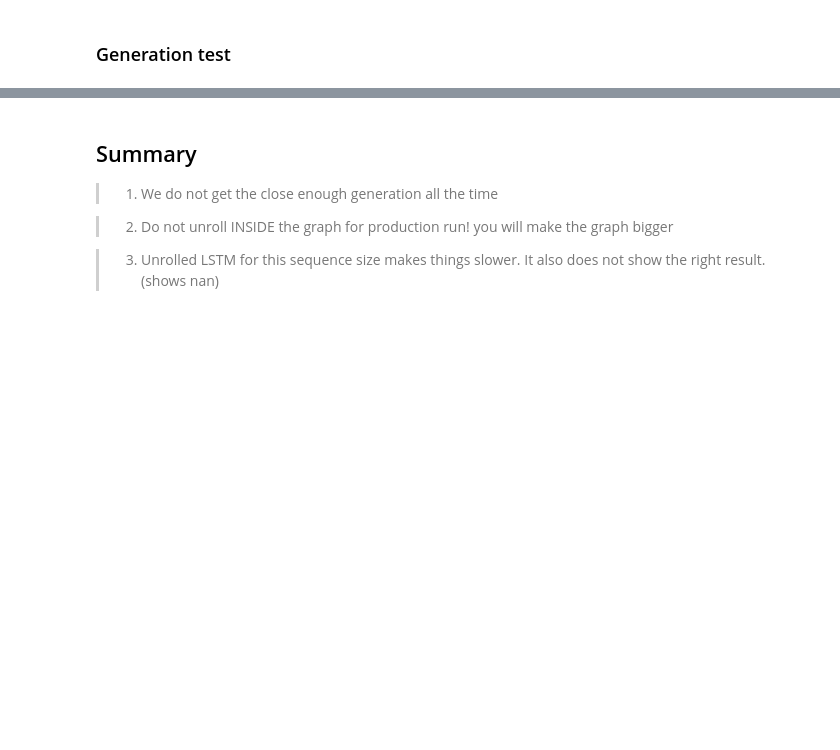
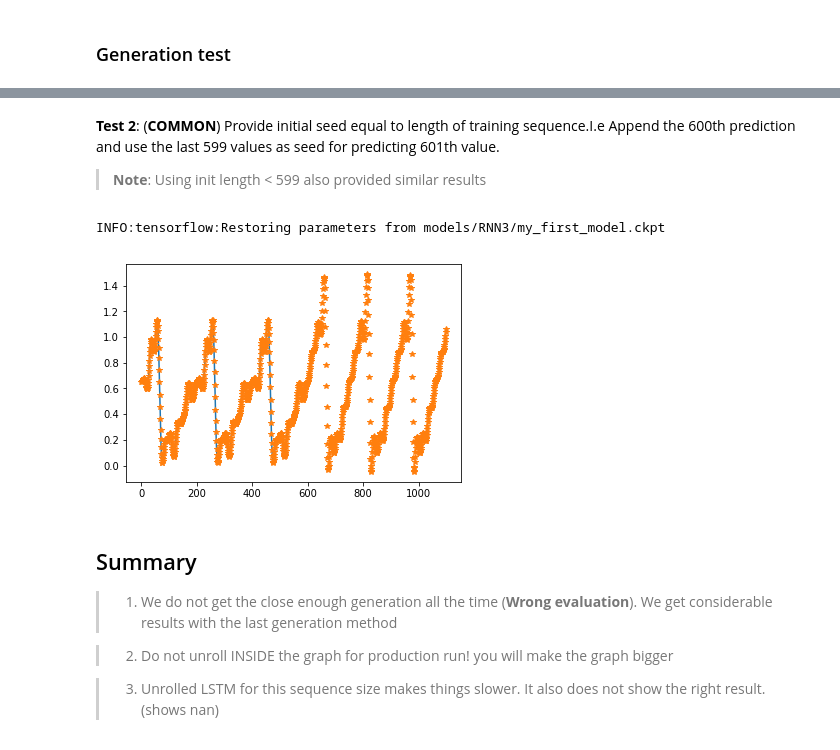
Before and after one commit to as641651/TensorFlowDocker, a Jupyter notebook: exercise/20_RNN_keras_organizedCode.ipynb, the cells around one changed output, grey strips where cells are left out. Drawn from its saved outputs; the diff is of its cells as text; code cells hidden in the pictures; blank space fills up the shorter version.

```diff
--- a/exercise/20_RNN_keras_organizedCode.ipynb
+++ b/exercise/20_RNN_keras_organizedCode.ipynb
@@ -223,7 +227,38 @@ INFO:tensorflow:Restoring parameters from models/RNN3/my_first_model.ckpt
+# %% [markdown]
+**Test 2**: (**COMMON**) Provide initial seed equal to length of training sequence.I.e Append the 600th prediction and use the last 599 values as seed for predicting 601th value.
+
+> **Note**: Using init length < 599 also provided similar results
+# %%
+SEQ = 600
+with tf.Session() as sess:
+    saver.restore(sess,'models/RNN3/my_first_model.ckpt')
+
+    hdl = sess.run(train_iterator.string_handle())
+    t = sess.run(target,{handle:hdl})
+
+    h1_init = np.zeros((1,300))
+    h2_init = np.zeros((1,300))
+
+    INIT_LENGTH = 599
+
+    x_init = list(t[0][:INIT_LENGTH])
+
+    for i in range(500):
+        out = sess.run(outputs_eval,
+                                  {h1_initial_eval:h1_init,
+                                   h2_initial_eval:h2_init,
+                                   x_in:np.array(x_init[-INIT_LENGTH:]).reshape(1,INIT_LENGTH,1).astype(np.float)})
+
+        x_init.append(out[0,-1,0])
+    plt.plot(t[0].reshape(599))
+    plt.plot(x_init,'*')
+# %% [output]
+INFO:tensorflow:Restoring parameters from models/RNN3/my_first_model.ckpt
+[figure, added]
 # %% [markdown]
 ## Summary
 
-> 1) We do not get the close enough generation all the time
+> 1) We do not get the close enough generation all the time (**Wrong evaluation**). We get considerable results with the last generation method
 
 >2) Do not unroll INSIDE the graph for production run! you will make the graph bigger
 
```
Also changed, not shown: parts of 6 cells of this notebook, 2 other files.
